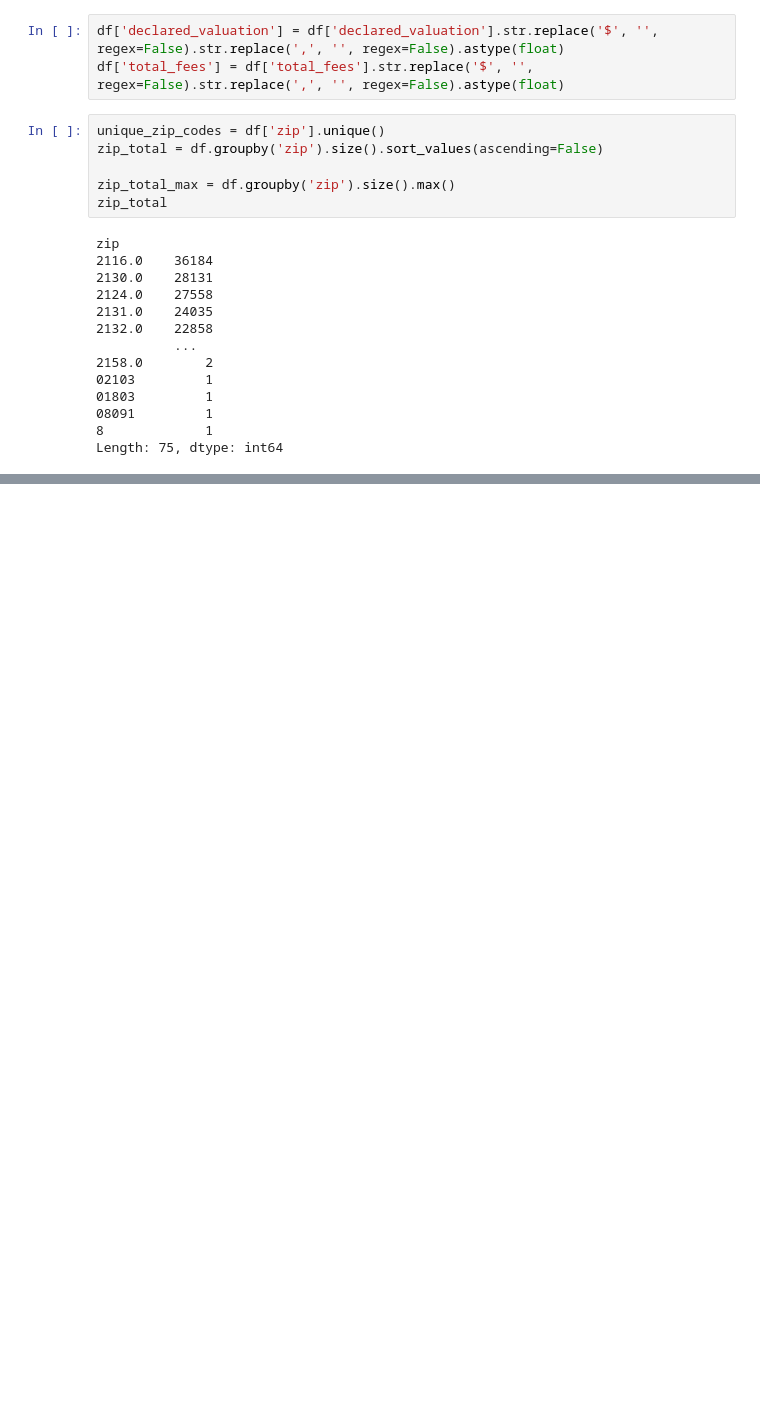
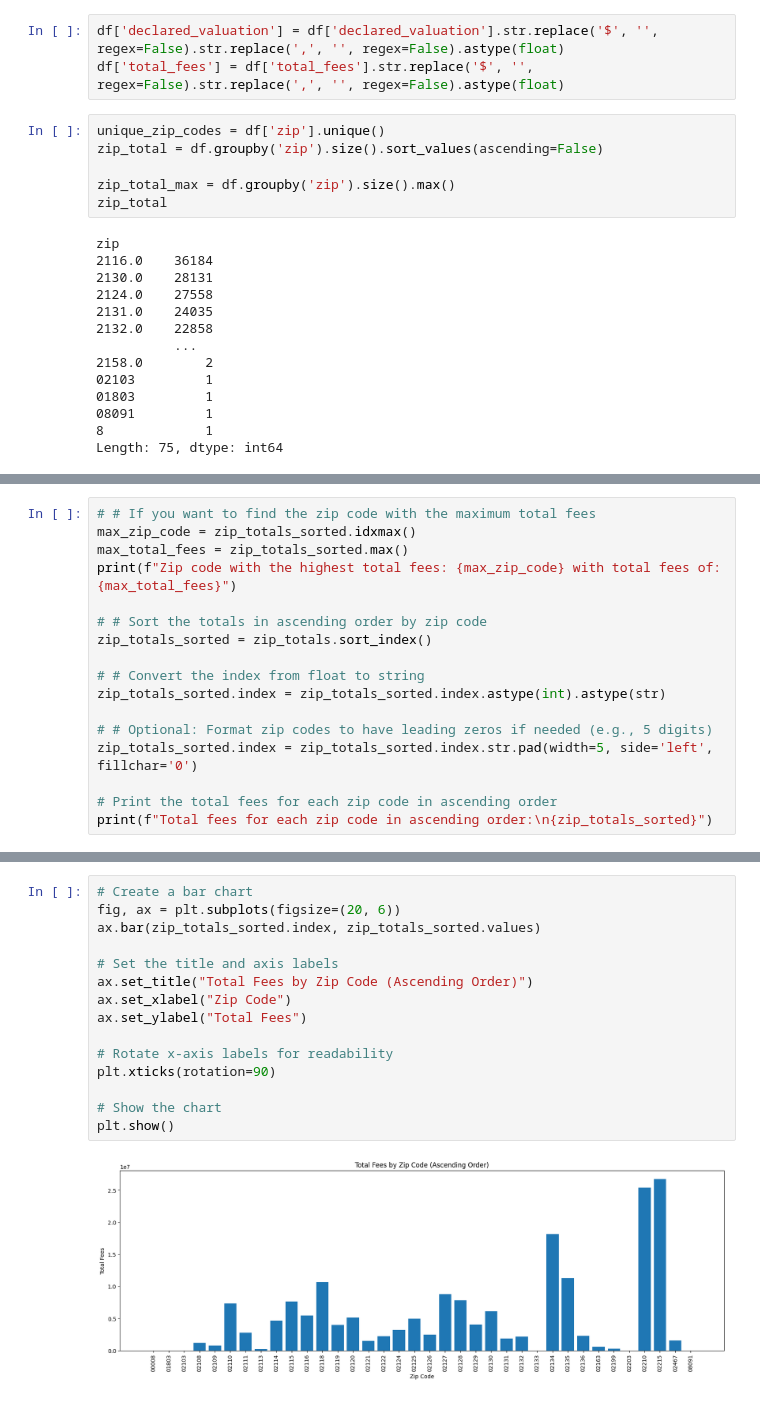
Before and after one commit to BU-Spark/ds-boston-remodeling, a Jupyter notebook: sp24-team-c/Early Insights Notebooks/ApprovedBuildingPermit_CS506 (1).ipynb, the cells around one changed output, grey strips where cells are left out. Cells and saved outputs as stored; diff of their text form; blank space fills up the shorter version.

```diff
--- a/sp24-team-c/Early Insights Notebooks/ApprovedBuildingPermit_CS506 (1).ipynb
+++ b/sp24-team-c/Early Insights Notebooks/ApprovedBuildingPermit_CS506 (1).ipynb
@@ -296,0 +300,17 @@ plt.show()
+# %%
+# # If you want to find the zip code with the maximum total fees
+max_zip_code = zip_totals_sorted.idxmax()
+max_total_fees = zip_totals_sorted.max()
+print(f"Zip code with the highest total fees: {max_zip_code} with total fees of: {max_total_fees}")
+
+# # Sort the totals in ascending order by zip code
+zip_totals_sorted = zip_totals.sort_index()
+
+# # Convert the index from float to string
+zip_totals_sorted.index = zip_totals_sorted.index.astype(int).astype(str)
+
+# # Optional: Format zip codes to have leading zeros if needed (e.g., 5 digits)
+zip_totals_sorted.index = zip_totals_sorted.index.str.pad(width=5, side='left', fillchar='0')
+
+# Print the total fees for each zip code in ascending order
+print(f"Total fees for each zip code in ascending order:\n{zip_totals_sorted}")
@@ -296,0 +356,17 @@ plt.show()
+# %%
+# Create a bar chart
+fig, ax = plt.subplots(figsize=(20, 6))
+ax.bar(zip_totals_sorted.index, zip_totals_sorted.values)
+
+# Set the title and axis labels
+ax.set_title("Total Fees by Zip Code (Ascending Order)")
+ax.set_xlabel("Zip Code")
+ax.set_ylabel("Total Fees")
+
+# Rotate x-axis labels for readability
+plt.xticks(rotation=90)
+
+# Show the chart
+plt.show()
+# %% [output]
+[figure, added]
```
Also changed, not shown: parts of 39 cells of this notebook.
